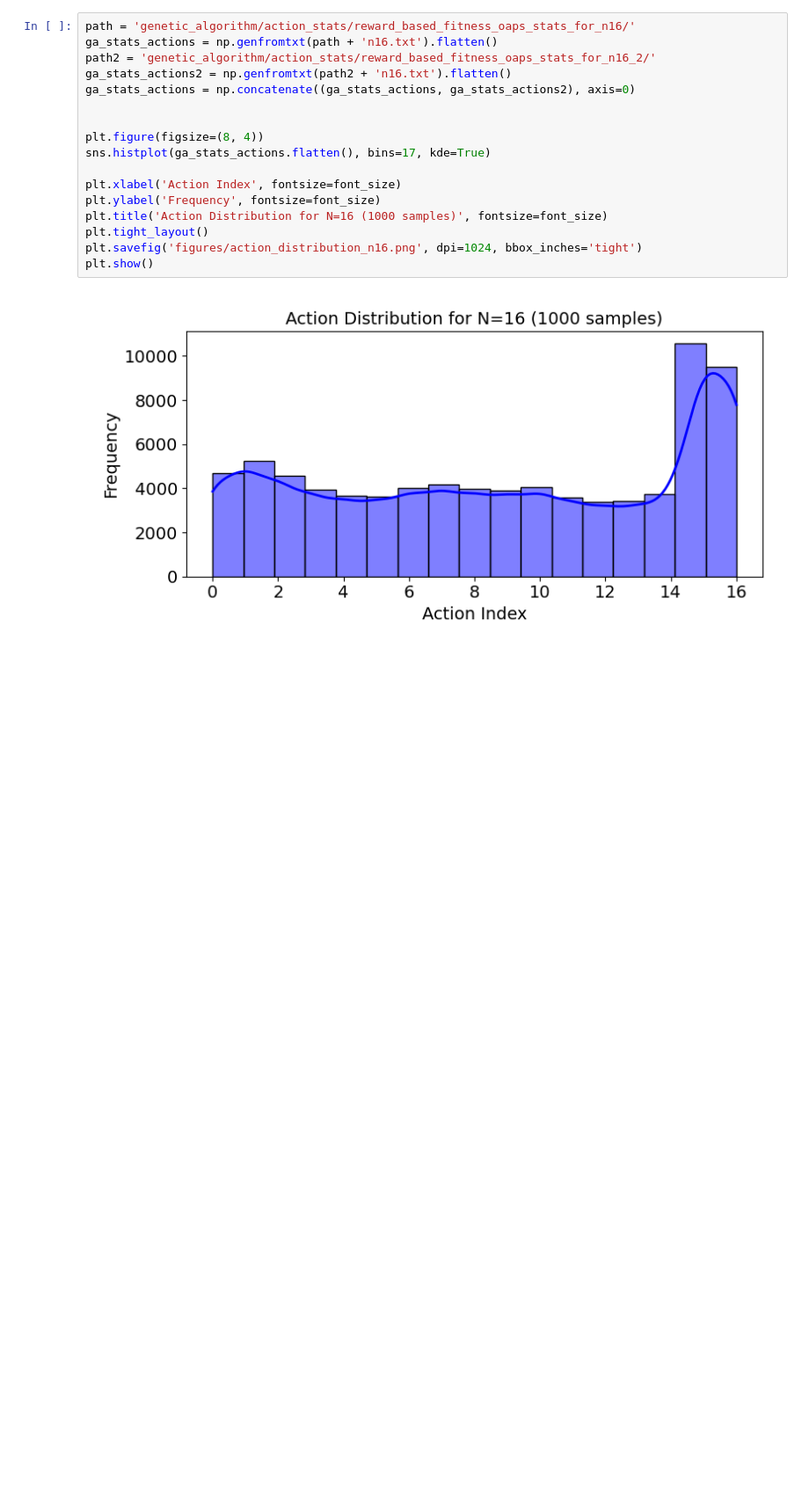
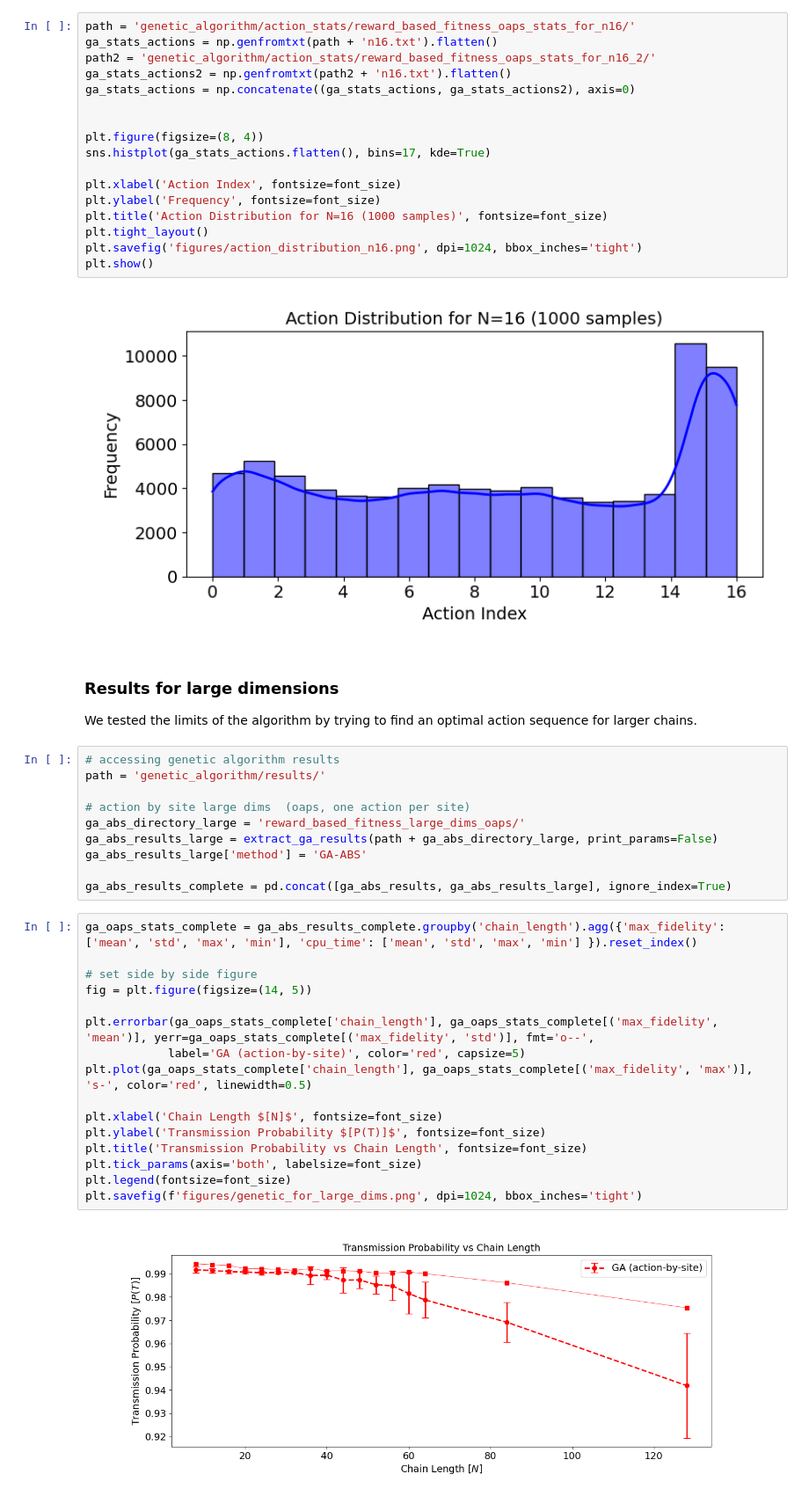
Before and after one commit to sofips/qst_control, a Jupyter notebook: main_figures.ipynb, the cells around one changed output. Shown at 88% size. Drawn from its saved outputs; the diff is of its cells as text; blank space fills up the shorter version.

```diff
--- a/main_figures.ipynb
+++ b/main_figures.ipynb
@@ -374,3 +389,35 @@ plt.savefig('figures/action_distribution_n16.png', dpi=1024, bbox_inches='tight'
 plt.show()
 # %% [output]
 [figure]
+# %% [markdown]
+### Results for large dimensions
+
+We tested the limits of the algorithm by trying to find an optimal action sequence for larger chains.
+# %%
+# accessing genetic algorithm results
+path = 'genetic_algorithm/results/'
+
+# action by site large dims  (oaps, one action per site)
+ga_abs_directory_large = 'reward_based_fitness_large_dims_oaps/'
+ga_abs_results_large = extract_ga_results(path + ga_abs_directory_large, print_params=False)
+ga_abs_results_large['method'] = 'GA-ABS'
+
+ga_abs_results_complete = pd.concat([ga_abs_results, ga_abs_results_large], ignore_index=True)
+# %%
+ga_oaps_stats_complete = ga_abs_results_complete.groupby('chain_length').agg({'max_fidelity': ['mean', 'std', 'max', 'min'], 'cpu_time': ['mean', 'std', 'max', 'min'] }).reset_index()
+
+# set side by side figure
+fig = plt.figure(figsize=(14, 5))
+
+plt.errorbar(ga_oaps_stats_complete['chain_length'], ga_oaps_stats_complete[('max_fidelity', 'mean')], yerr=ga_oaps_stats_complete[('max_fidelity', 'std')], fmt='o--',
+            label='GA (action-by-site)', color='red', capsize=5)
+plt.plot(ga_oaps_stats_complete['chain_length'], ga_oaps_stats_complete[('max_fidelity', 'max')], 's-', color='red', linewidth=0.5)
+
+plt.xlabel('Chain Length $[N]$', fontsize=font_size)
+plt.ylabel('Transmission Probability $[P(T)]$', fontsize=font_size)
+plt.title('Transmission Probability vs Chain Length', fontsize=font_size)
+plt.tick_params(axis='both', labelsize=font_size)
+plt.legend(fontsize=font_size)
+plt.savefig(f'figures/genetic_for_large_dims.png', dpi=1024, bbox_inches='tight')
+# %% [output]
+[figure, added]
```
Also changed, not shown: parts of 4 cells of this notebook, 15 other files.
